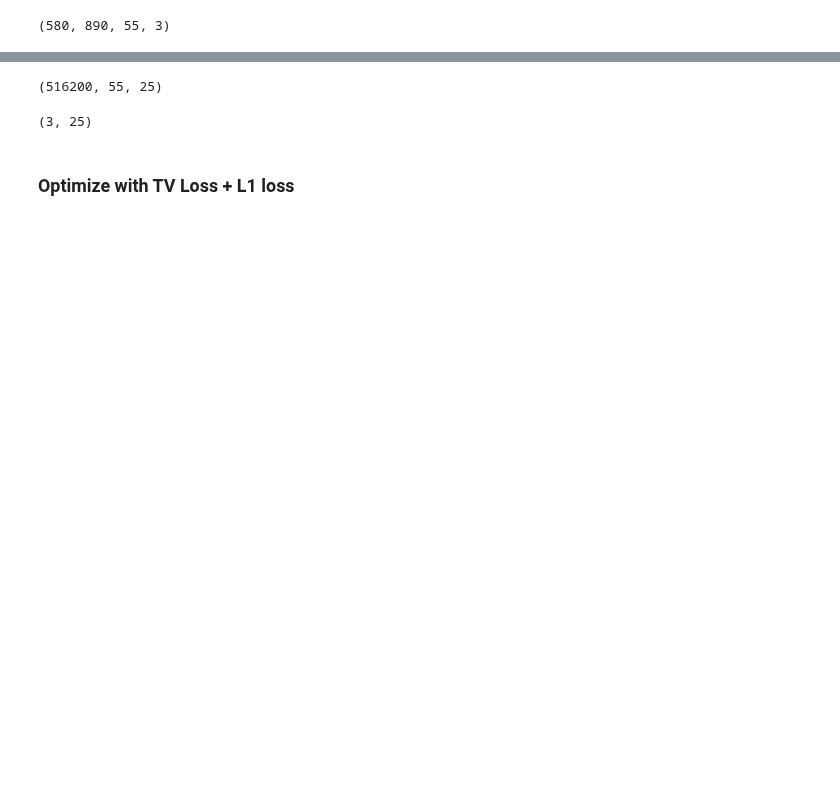
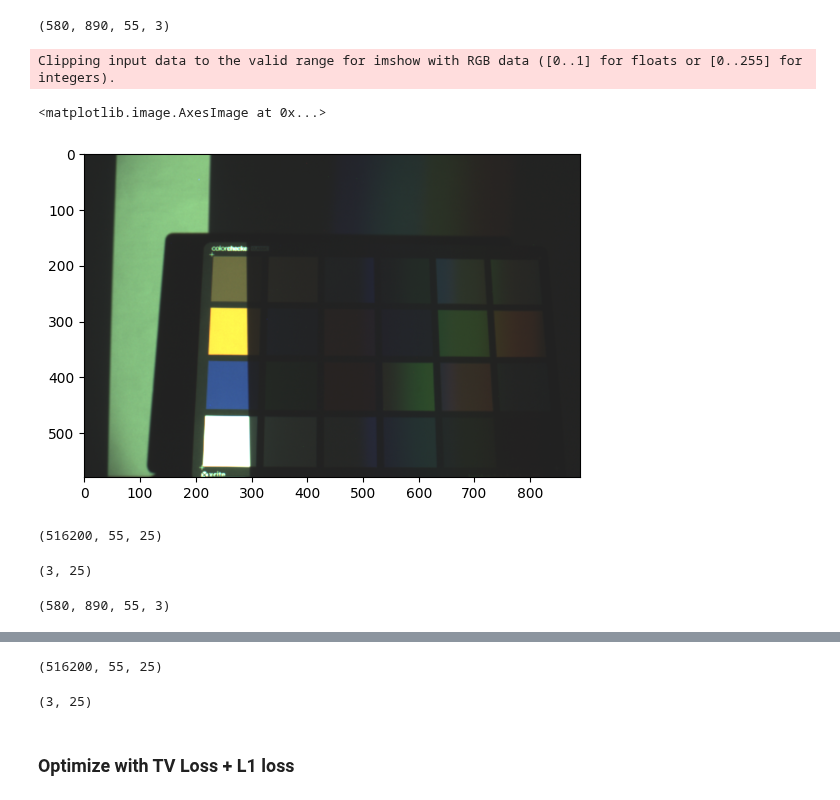
Before and after one commit to shshin1210/DSL, a Jupyter notebook: optimize_AIH_tvloss.ipynb, the cells around one changed output, grey strips where cells are left out. Cells and saved outputs as stored; diff of their text form; code cells hidden in the pictures; blank space fills up the shorter version.

```diff
--- a/optimize_AIH_tvloss.ipynb
+++ b/optimize_AIH_tvloss.ipynb
@@ -26,3 +26,9 @@ b = b[:,:,:,::-1]
 b.shape
 # %% [output]
 (580, 890, 55, 3)
+# %%
+plt.imshow(b[:,:,12,:])
+# %% [output]
+Clipping input data to the valid range for imshow with RGB data ([0..1] for floats or [0..255] for integers).
+<matplotlib.image.AxesImage at 0x...>
+[figure, added]
@@ -28,0 +37,4 @@ b.shape
+# %%
+A.shape
+# %% [output]
+(516200, 55, 25)
@@ -28,0 +43,10 @@ b.shape
+# %%
+# bring camera response function
+# 25, 3
+cam_crf = np.load(os.path.join("./dataset/image_formation/CRF_cam.npy"))
+map_scale = interp1d([cam_crf.min(), cam_crf.max()], [0.,1.])
+cam_crf = map_scale(cam_crf).astype(np.float32)
+cam_crf = cam_crf[2:27].T
+print(cam_crf.shape)
+# %% [output]
+(3, 25)
@@ -28,0 +55,4 @@ b.shape
+# %%
+A_rgb.shape
+# %% [output]
+(580, 890, 55, 3)
```
Also changed, not shown: parts of 4 cells of this notebook, 43 other files.
